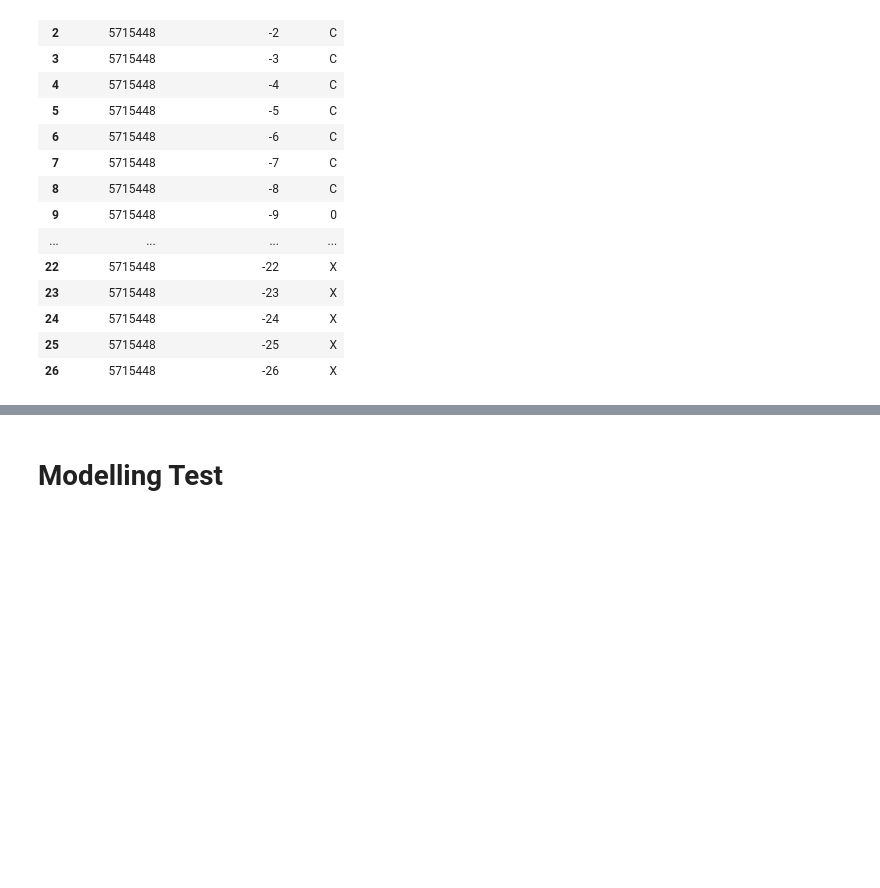
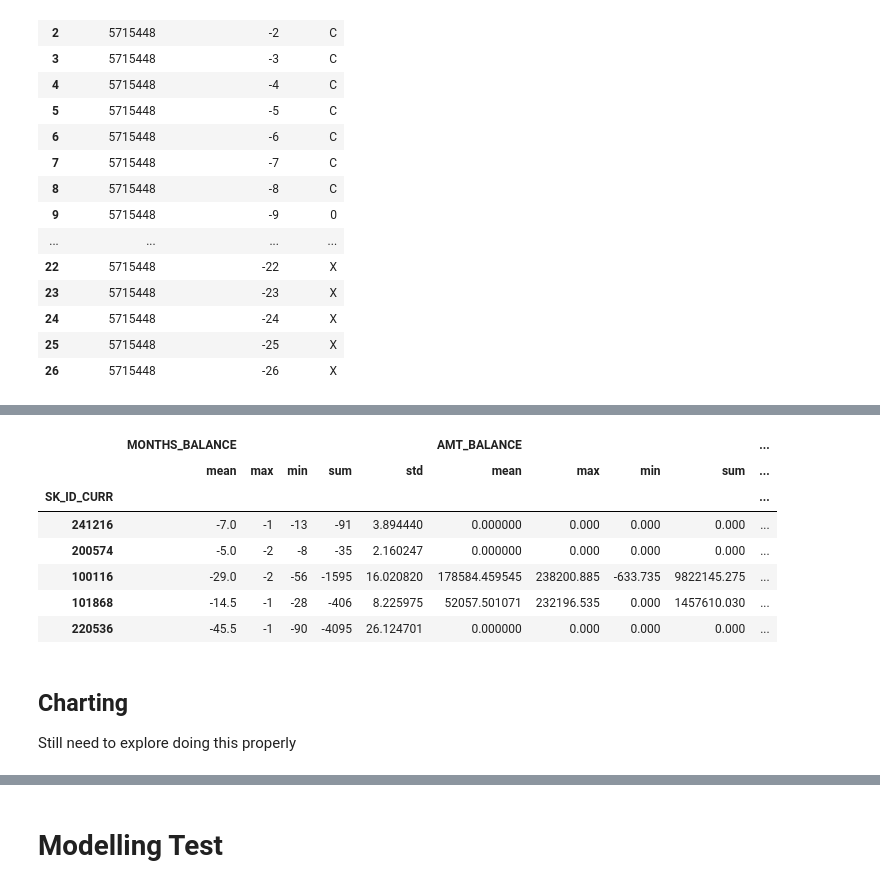
Before and after one commit to odog96/cml-rapids, a Jupyter notebook: First_Exploration.ipynb, the cells around one changed output, grey strips where cells are left out. Saved outputs shown, nothing was run; the diff lists cells and outputs as text; code cells hidden in the pictures; blank space fills up the shorter version.

```diff
--- a/First_Exploration.ipynb
+++ b/First_Exploration.ipynb
@@ -70,0 +75,15 @@ df_train.head()
+# %%
+sum_cc_balance = cc_balance.groupby('SK_ID_CURR') \
+                .agg({'MONTHS_BALANCE': ['mean', 'max', 'min', 'sum', 'std'], \
+                      'AMT_BALANCE': ['mean', 'max', 'min', 'sum', 'std'], \
+                      'AMT_CREDIT_LIMIT_ACTUAL': ['mean', 'max', 'min', 'sum', 'std']})
+sum_cc_balance.head()
+# %% [output]
+|  | MONTHS_BALANCE |  |  |  |  | AMT_BALANCE |  |  |  | ... |
+|  | mean | max | min | sum | std | mean | max | min | sum | ... |
+| SK_ID_CURR |  |  |  |  |  |  |  |  |  | ... |
+| 241216 | -7.0 | -1 | -13 | -91 | 3.894440 | 0.000000 | 0.000 | 0.000 | 0.000 | ... |
+| 200574 | -5.0 | -2 | -8 | -35 | 2.160247 | 0.000000 | 0.000 | 0.000 | 0.000 | ... |
+| 100116 | -29.0 | -2 | -56 | -1595 | 16.020820 | 178584.459545 | 238200.885 | -633.735 | 9822145.275 | ... |
+| 101868 | -14.5 | -1 | -28 | -406 | 8.225975 | 52057.501071 | 232196.535 | 0.000 | 1457610.030 | ... |
+| 220536 | -45.5 | -1 | -90 | -4095 | 26.124701 | 0.000000 | 0.000 | 0.000 | 0.000 | ... |
@@ -70,0 +94,4 @@ df_train.head()
+# %% [markdown]
+## Charting
+
+Still need to explore doing this properly
```
Also changed, not shown: parts of 16 cells of this notebook, 2 other files.
